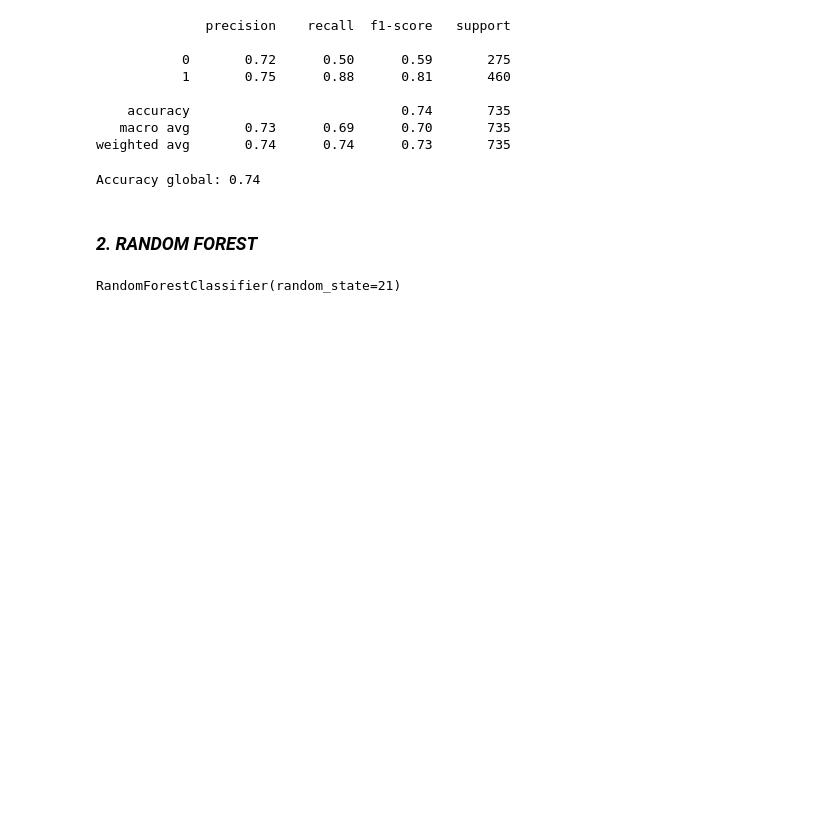
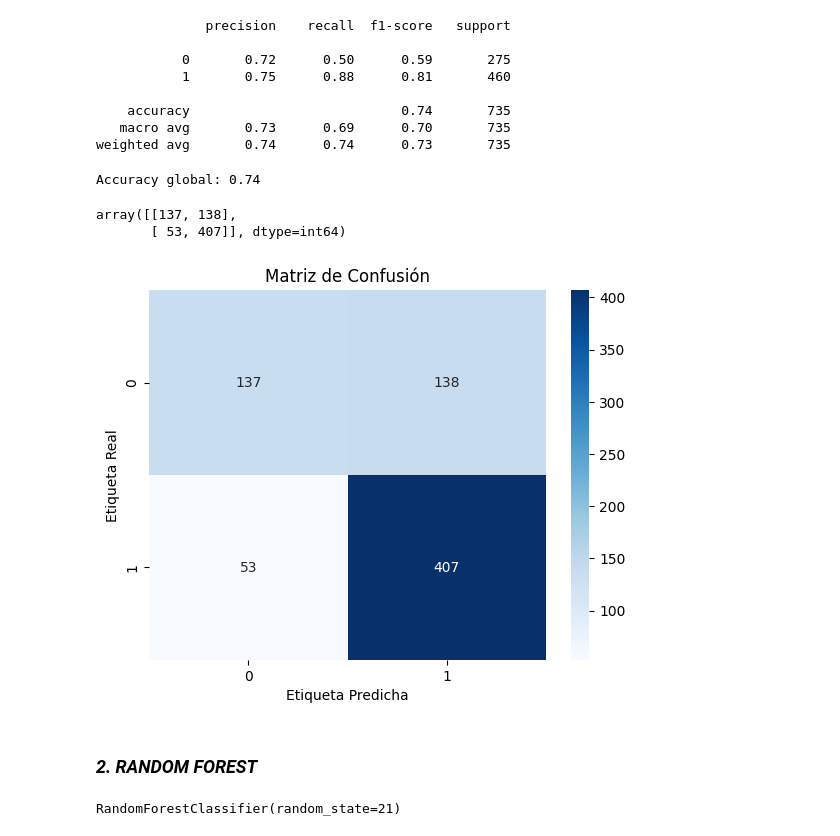
Before and after one commit to Vihelmet/Analisis_calidad_vino_blanco_ML, a Jupyter notebook: notebooks/03_Entrenamiento_modelo.ipynb, the cells around one changed output. Saved outputs shown, nothing was run; the diff lists cells and outputs as text; code cells hidden in the pictures; blank space fills up the shorter version.

```diff
--- a/notebooks/03_Entrenamiento_modelo.ipynb
+++ b/notebooks/03_Entrenamiento_modelo.ipynb
@@ -102,6 +102,20 @@ weighted avg       0.74      0.74      0.73       735
 print ("Accuracy global:", round(metrics.accuracy_score(y_test, pred_logreg), 2))
 # %% [output]
 Accuracy global: 0.74
+# %%
+cmat_logreg = confusion_matrix(y_test, pred_logreg)
+cmat_logreg
+# %% [output]
+array([[137, 138],
+       [ 53, 407]], dtype=int64)
+# %%
+sns.heatmap(cmat_logreg, annot=True, cmap="Blues", fmt= 'd')
+plt.title("Matriz de Confusión")
+plt.xlabel("Etiqueta Predicha")
+plt.ylabel("Etiqueta Real")
+plt.show()
+# %% [output]
+[figure, added]
 # %% [markdown]
 ### ***2. RANDOM FOREST***
 # %%
```
Also changed, not shown: parts of 14 cells of this notebook.
